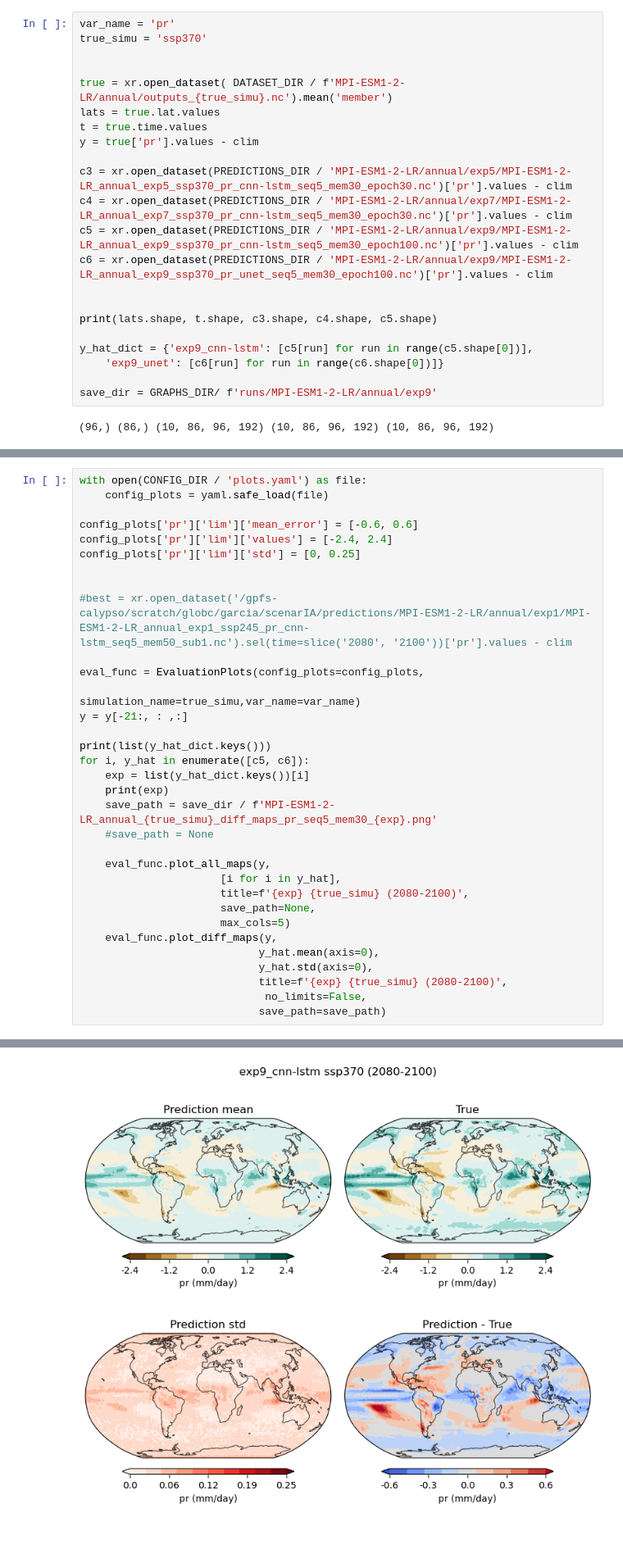
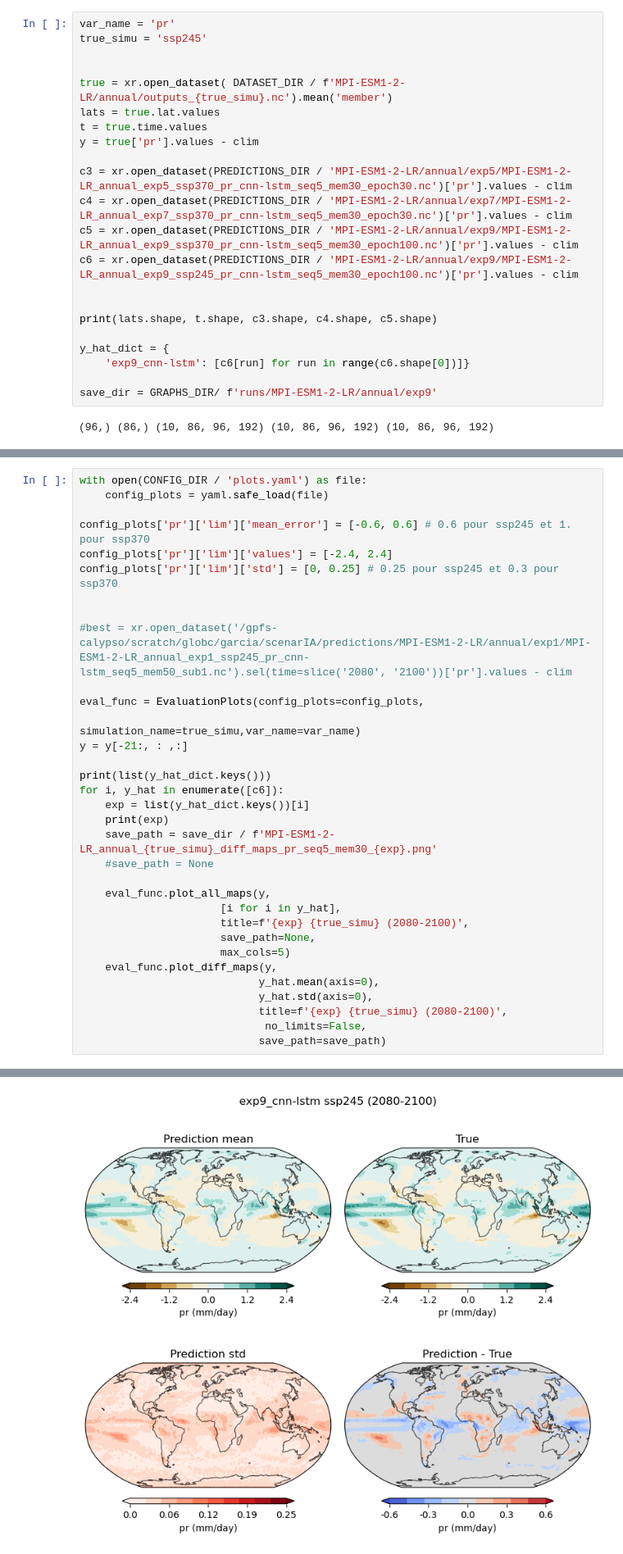
Before and after one commit to zoeleila/scenarIA, a Jupyter notebook: src/plots/plots_predictions.ipynb, the cells around one changed output, grey strips where cells are left out. Shown at 82% size. Cells and saved outputs as stored; diff of their text form.

```diff
--- a/src/plots/plots_predictions.ipynb
+++ b/src/plots/plots_predictions.ipynb
@@ -28,7 +28,7 @@ print(clim)
  [0.47602938 0.47525781 0.47467665 ... 0.47822815 0.47728524 0.47668551]]
 # %%
 var_name = 'pr'
-true_simu = 'ssp370'
+true_simu = 'ssp245'
 
 
 true = xr.open_dataset( DATASET_DIR / f'MPI-ESM1-2-LR/annual/outputs_{true_simu}.nc').mean('member')
@@ -39,13 +39,13 @@ y = true['pr'].values - clim
 c3 = xr.open_dataset(PREDICTIONS_DIR / 'MPI-ESM1-2-LR/annual/exp5/MPI-ESM1-2-LR_annual_exp5_ssp370_pr_cnn-lstm_seq5_mem30_epoch30.nc')['pr'].values - clim
 c4 = xr.open_dataset(PREDICTIONS_DIR / 'MPI-ESM1-2-LR/annual/exp7/MPI-ESM1-2-LR_annual_exp7_ssp370_pr_cnn-lstm_seq5_mem30_epoch30.nc')['pr'].values - clim
 c5 = xr.open_dataset(PREDICTIONS_DIR / 'MPI-ESM1-2-LR/annual/exp9/MPI-ESM1-2-LR_annual_exp9_ssp370_pr_cnn-lstm_seq5_mem30_epoch100.nc')['pr'].values - clim
-c6 = xr.open_dataset(PREDICTIONS_DIR / 'MPI-ESM1-2-LR/annual/exp9/MPI-ESM1-2-LR_annual_exp9_ssp370_pr_unet_seq5_mem30_epoch100.nc')['pr'].values - clim
+c6 = xr.open_dataset(PREDICTIONS_DIR / 'MPI-ESM1-2-LR/annual/exp9/MPI-ESM1-2-LR_annual_exp9_ssp245_pr_cnn-lstm_seq5_mem30_epoch100.nc')['pr'].values - clim
 
 
 print(lats.shape, t.shape, c3.shape, c4.shape, c5.shape)
 
-y_hat_dict = {'exp9_cnn-lstm': [c5[run] for run in range(c5.shape[0])],
-    'exp9_unet': [c6[run] for run in range(c6.shape[0])]}
+y_hat_dict = {
+    'exp9_cnn-lstm': [c6[run] for run in range(c6.shape[0])]}
 
 save_dir = GRAPHS_DIR/ f'runs/MPI-ESM1-2-LR/annual/exp9'
 # %% [output]
@@ -62,9 +61,9 @@ for key, value in y_hat_dict.items():
 with open(CONFIG_DIR / 'plots.yaml') as file:
     config_plots = yaml.safe_load(file)
 
-config_plots['pr']['lim']['mean_error'] = [-0.6, 0.6]
+config_plots['pr']['lim']['mean_error'] = [-0.6, 0.6] # 0.6 pour ssp245 et 1. pour ssp370
 config_plots['pr']['lim']['values'] = [-2.4, 2.4]
-config_plots['pr']['lim']['std'] = [0, 0.25]
+config_plots['pr']['lim']['std'] = [0, 0.25] # 0.25 pour ssp245 et 0.3 pour ssp370
 
 
 #best = xr.open_dataset('/gpfs-calypso/scratch/globc/garcia/scenarIA/predictions/MPI-ESM1-2-LR/annual/exp1/MPI-ESM1-2-LR_annual_exp1_ssp245_pr_cnn-lstm_seq5_mem50_sub1.nc').sel(time=slice('2080', '2100'))['pr'].values - clim
@@ -74,7 +73,7 @@ eval_func = EvaluationPlots(config_plots=config_plots,
 y = y[-21:, : ,:]
 
 print(list(y_hat_dict.keys()))
-for i, y_hat in enumerate([c5, c6]):
+for i, y_hat in enumerate([c6]):
     exp = list(y_hat_dict.keys())[i]
     print(exp)
     save_path = save_dir / f'MPI-ESM1-2-LR_annual_{true_simu}_diff_maps_pr_seq5_mem30_{exp}.png'
@@ -102 +99 @@ exp9_unet
-[figure, old version]
+[figure, new version]
```
Also changed, not shown: parts of 2 cells of this notebook, 5 other files.
